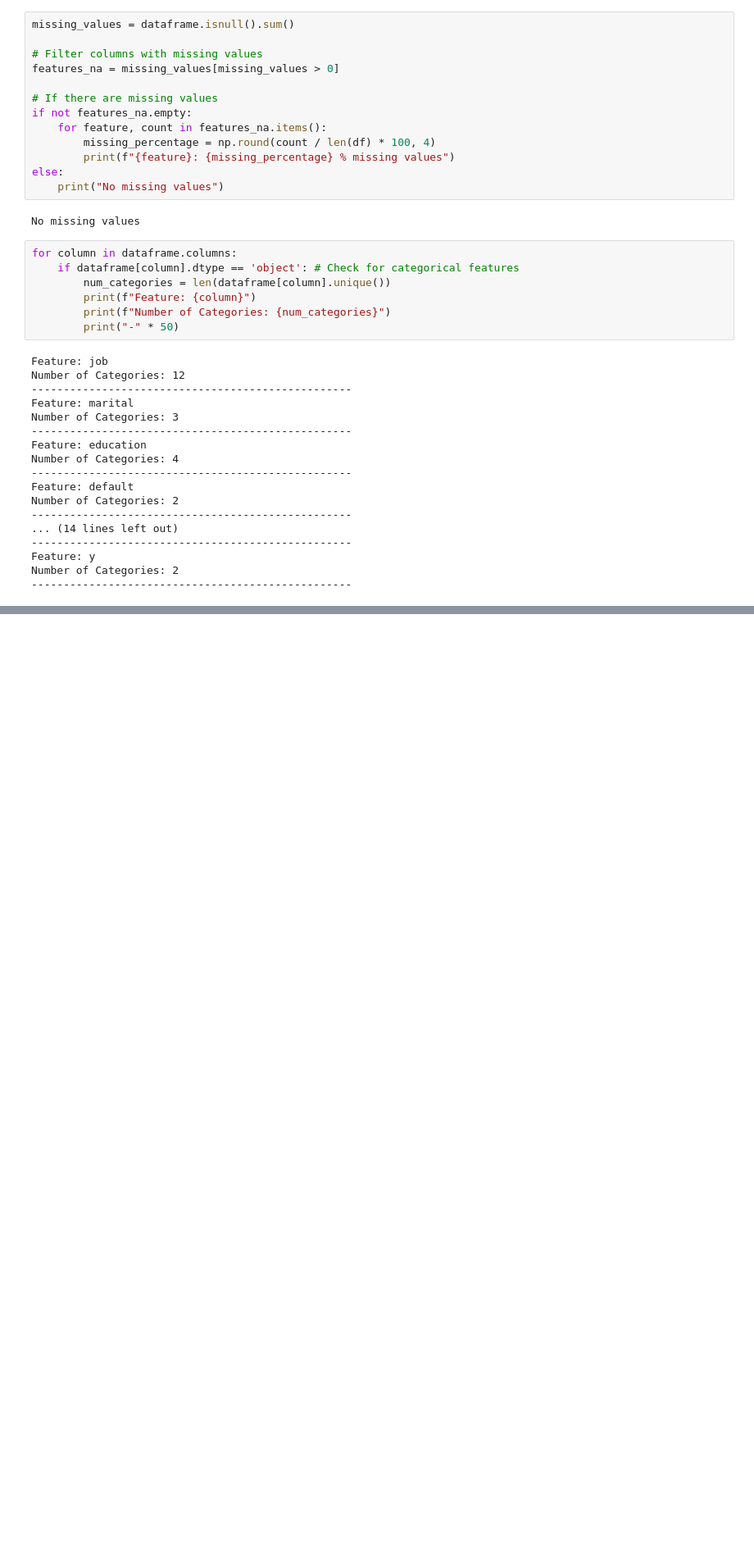
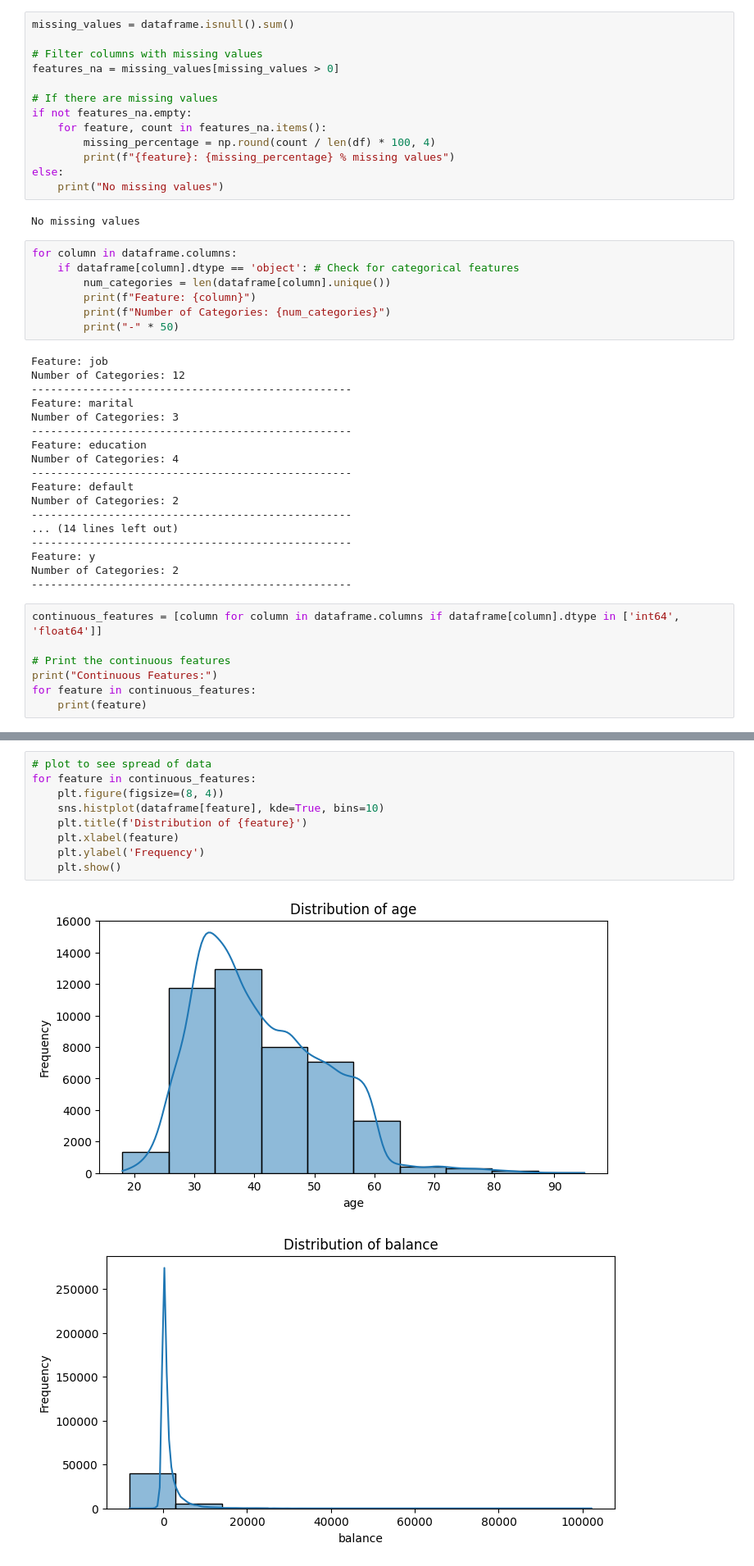
Before and after one commit to Amar1o/Machinelearningcw, a Jupyter notebook: ml.ipynb, the cells around one changed output, grey strips where cells are left out. Shown: that part at 82% size. Cells and saved outputs as stored; diff of their text form; blank space fills up the shorter version.

```diff
--- a/ml.ipynb
+++ b/ml.ipynb
@@ -106,3 +118,10 @@ Number of Categories: 2
 Feature: y
 Number of Categories: 2
 --------------------------------------------------
+# %%
+continuous_features = [column for column in dataframe.columns if dataframe[column].dtype in ['int64', 'float64']]
+
+# Print the continuous features
+print("Continuous Features:")
+for feature in continuous_features:
+    print(feature)
@@ -108,0 +137,12 @@ Number of Categories: 2
+# %%
+# plot to see spread of data
+for feature in continuous_features:
+    plt.figure(figsize=(8, 4))
+    sns.histplot(dataframe[feature], kde=True, bins=10)
+    plt.title(f'Distribution of {feature}')
+    plt.xlabel(feature)
+    plt.ylabel('Frequency')
+    plt.show()
+# %% [output]
+[figure, added]
+[figure, added]
```
Also changed, not shown: parts of 29 cells of this notebook.
